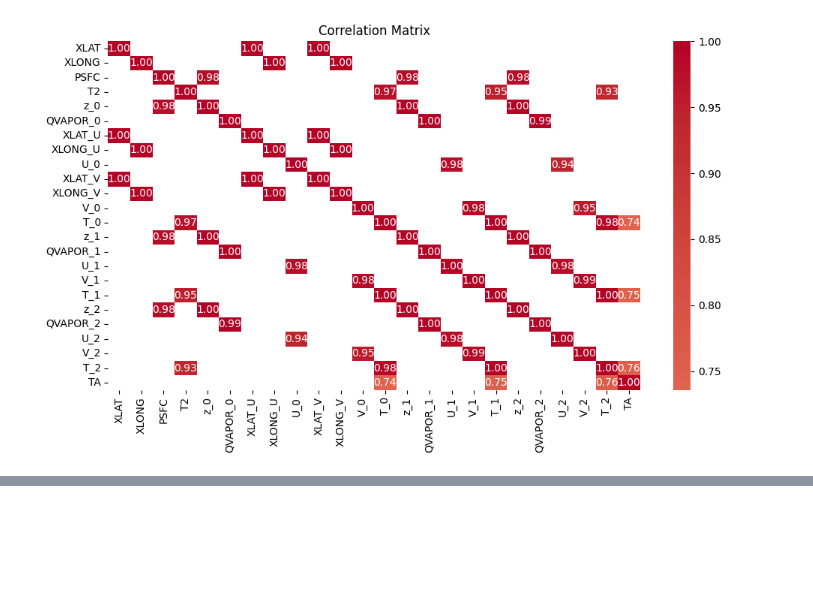
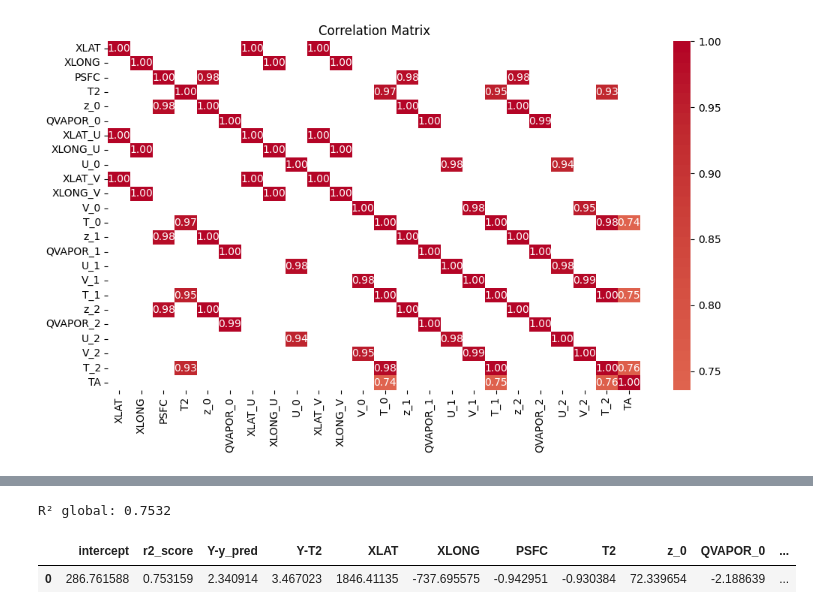
Before and after one commit to Hugopeb/ai-temperature-prediction, a Jupyter notebook: NOTEBOOKS/data_preproccessing_github.ipynb, the cells around one changed output, grey strips where cells are left out. Saved outputs shown, nothing was run; the diff lists cells and outputs as text; code cells hidden in the pictures; blank space fills up the shorter version.

```diff
--- a/NOTEBOOKS/data_preproccessing_github.ipynb
+++ b/NOTEBOOKS/data_preproccessing_github.ipynb
@@ -208,0 +253,38 @@ These high correlations are largely due to the physical nature of the variables.
+# %%
+import numpy as np
+import pandas as pd
+import matplotlib.pyplot as plt
+from sklearn.linear_model import LinearRegression
+from sklearn.metrics import r2_score
+from sklearn.preprocessing import StandardScaler
+
+df = pd.read_csv('DATA_v1.csv').dropna()
+
+X = df.drop(columns=['TA', 'id', 'datetime', 'day', 'hour'])
+Y = df['TA'] + 273.15 # Kelvin
+
+scaler = StandardScaler()
+X_scaled = scaler.fit_transform(X)
+
+model = LinearRegression()
+model.fit(X_scaled, Y)
+y_pred = model.predict(X_scaled)
+
+r2 = r2_score(Y, y_pred)
+print(f"R² global: {r2:.4f}")
+
+fila = {
+    'intercept': model.intercept_,
+    'r2_score': r2,
+    'Y-y_pred': np.mean(np.abs(Y - y_pred)),
+    'Y-T2': np.mean(np.abs(Y - df['T2']))
+}
+for var_name, coef in zip(X.columns, model.coef_):
+    fila[var_name] = coef
+
+pd.set_option('display.max_columns', None)
+df_result
+# %% [output]
+R² global: 0.7532
+|  | intercept | r2_score | Y-y_pred | Y-T2 | XLAT | XLONG | PSFC | T2 | z_0 | QVAPOR_0 | ... |
+| 0 | 286.761588 | 0.753159 | 2.340914 | 3.467023 | 1846.41135 | -737.695575 | -0.942951 | -0.930384 | 72.339654 | -2.188639 | ... |
```
Also changed, not shown: parts of 8 cells of this notebook.
